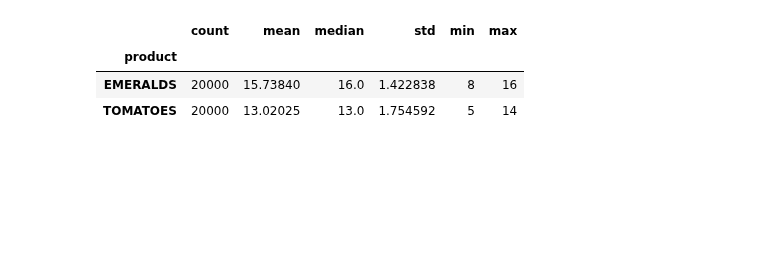
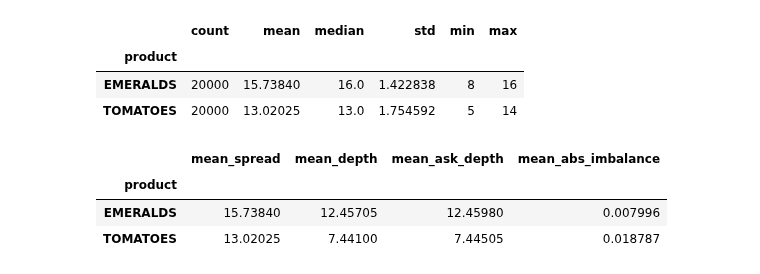
Before and after one commit to PapayaSupreme/prosperity-4-gainz-team, a Jupyter notebook: prosperity4/analysis/round0_tutorial.ipynb, the cells around one changed output. Drawn from its saved outputs; the diff is of its cells as text; code cells hidden in the pictures; blank space fills up the shorter version.

```diff
--- a/prosperity4/analysis/round0_tutorial.ipynb
+++ b/prosperity4/analysis/round0_tutorial.ipynb
@@ -32,8 +48,29 @@ Trades shape: (1219, 7)
 | 4 | -1 | 200 | EMERALDS | 9992 | 15 | 9990 | 20 | NaN | ... |
 # %%
 df = prices.copy()
+df = df.sort_values(['product', 'day', 'timestamp']).reset_index(drop=True)
+
+df['time_index'] = df['day'] * 1_000_000 + df['timestamp']
 df['spread'] = df['ask_price_1'] - df['bid_price_1']
 df['mid'] = (df['ask_price_1'] + df['bid_price_1']) / 2
+
+bid_v = df['bid_volume_1'].abs()
+ask_v = df['ask_volume_1'].abs()
+top_depth = bid_v + ask_v
+
+df['imbalance'] = (bid_v - ask_v).where(top_depth > 0, 0) / top_depth.where(top_depth > 0, 1)
+df['microprice'] = ((df['ask_price_1'] * bid_v) + (df['bid_price_1'] * ask_v)).where(top_depth > 0, df['mid']) / top_depth.where(top_depth > 0, 1)
+df['mid_return'] = df.groupby('product')['mid'].pct_change().fillna(0.0)
+df['rolling_vol_100'] = (
+    df.groupby('product')['mid_return']
+    .rolling(100)
+    .std()
+    .reset_index(level=0, drop=True)
+)
+
+trades = trades.rename(columns={'symbol': 'product'})
+trades['time_index'] = trades['day'] * 1_000_000 + trades['timestamp']
+trades['notional'] = trades['price'] * trades['quantity']
 
 spread_stats = (
     df.groupby('product')['spread']
@@ -66,0 +86,17 @@ fig_spread.show()
+# %%
+liquidity_stats = (
+    df.groupby('product')
+    .agg(
+        mean_spread=('spread', 'mean'),
+        mean_depth=('bid_volume_1', lambda s: s.abs().mean()),
+        mean_ask_depth=('ask_volume_1', lambda s: s.abs().mean()),
+        mean_abs_imbalance=('imbalance', lambda s: s.abs().mean()),
+    )
+    .sort_index()
+)
+liquidity_stats
+# %% [output]
+|  | mean_spread | mean_depth | mean_ask_depth | mean_abs_imbalance |
+| product |  |  |  |  |
+| EMERALDS | 15.73840 | 12.45705 | 12.45980 | 0.007996 |
+| TOMATOES | 13.02025 | 7.44100 | 7.44505 | 0.018787 |
```
Also changed, not shown: parts of 12 cells of this notebook, 2 other files.
